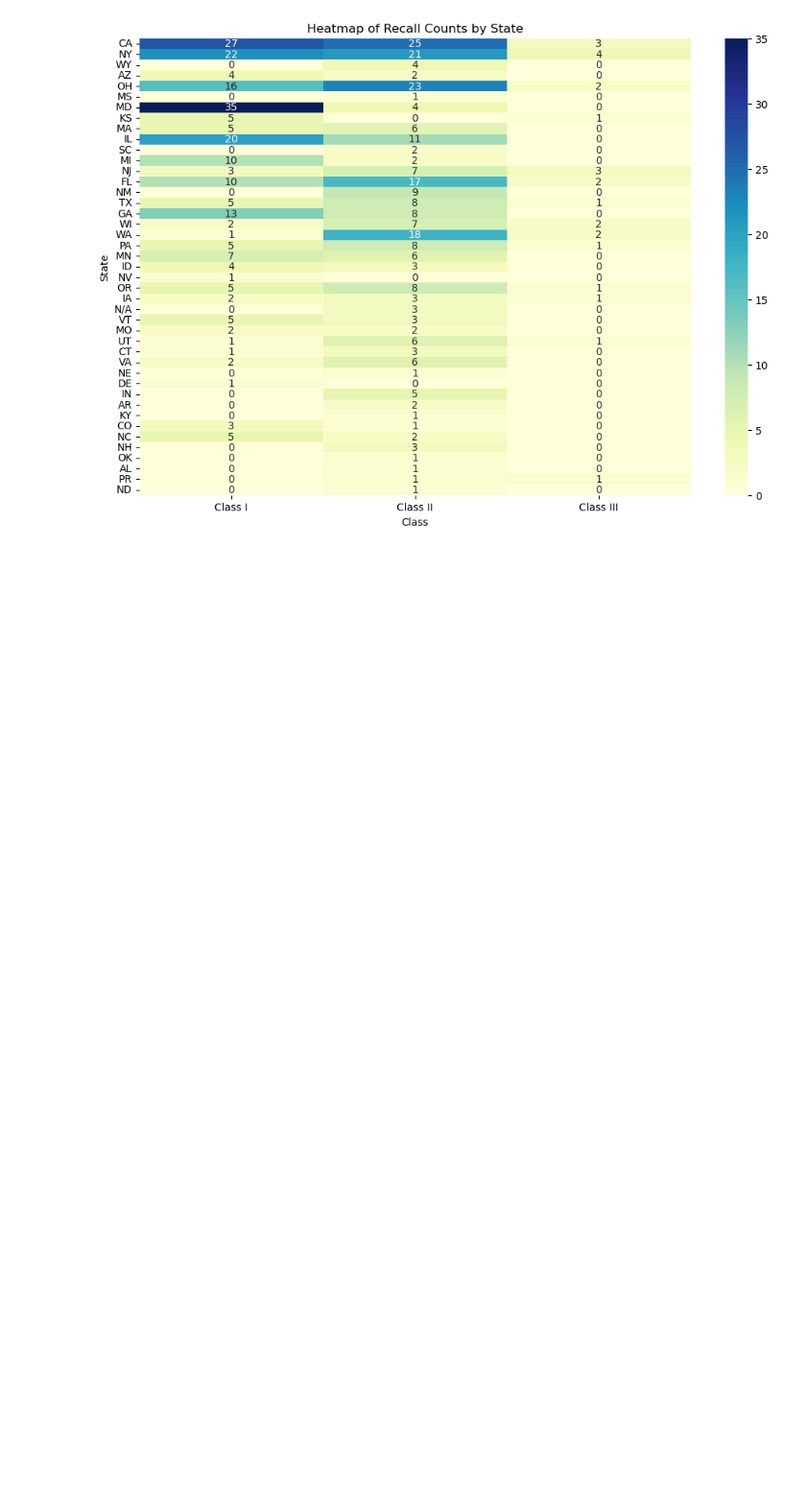
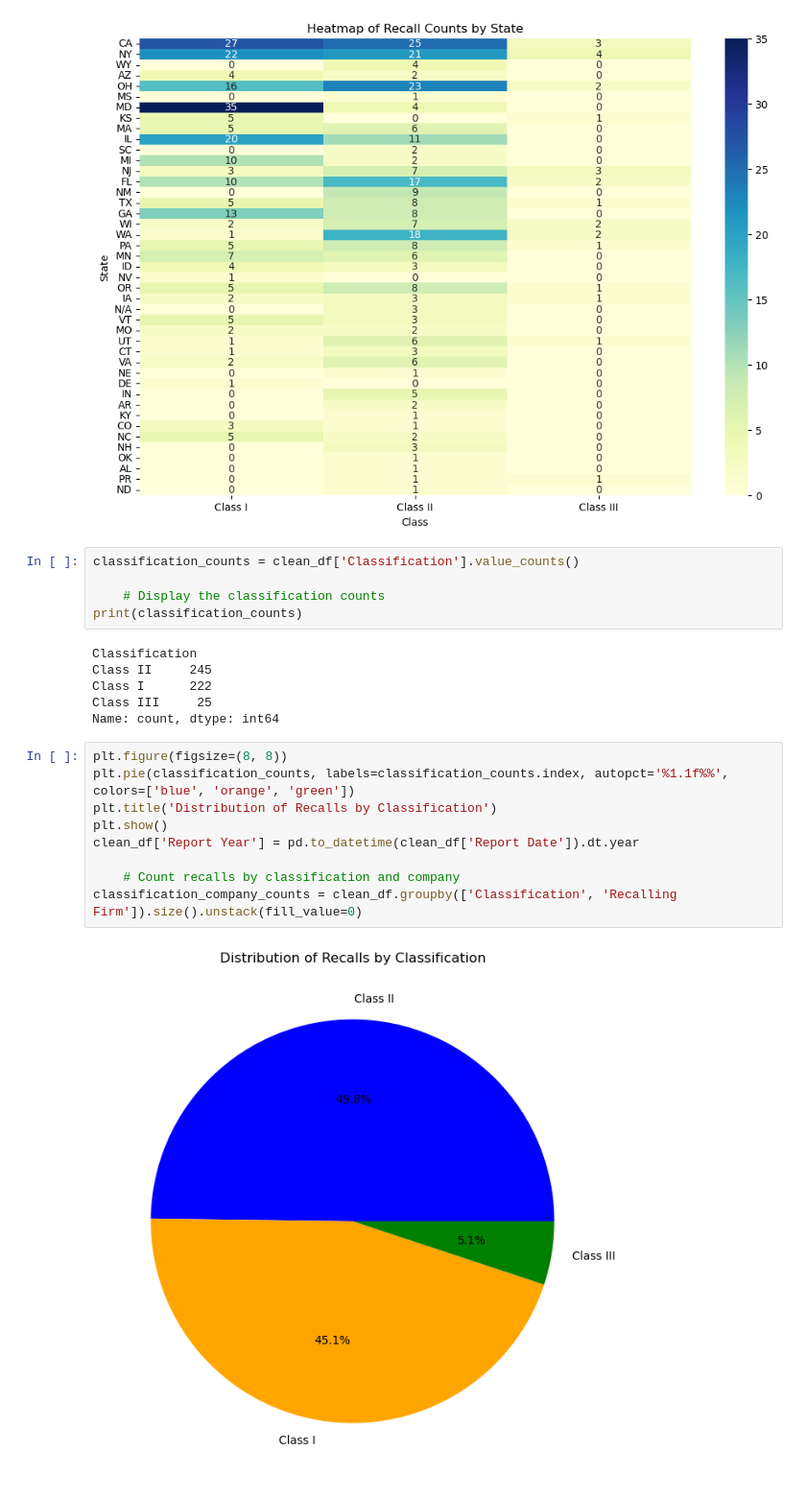
Before and after one commit to galvan0806/project_1_recalls, a Jupyter notebook: FDARecall.ipynb, the cells around one changed output. Shown at 96% size. Saved outputs shown, nothing was run; the diff lists cells and outputs as text; blank space fills up the shorter version.

```diff
--- a/FDARecall.ipynb
+++ b/FDARecall.ipynb
@@ -461,3 +461,25 @@ plt.ylabel('State')
 plt.show()
 # %% [output]
 [figure]
+# %%
+classification_counts = clean_df['Classification'].value_counts()
+
+    # Display the classification counts
+print(classification_counts)
+# %% [output]
+Classification
+Class II     245
+Class I      222
+Class III     25
+Name: count, dtype: int64
+# %%
+plt.figure(figsize=(8, 8))
+plt.pie(classification_counts, labels=classification_counts.index, autopct='%1.1f%%', colors=['blue', 'orange', 'green'])
+plt.title('Distribution of Recalls by Classification')
+plt.show()
+clean_df['Report Year'] = pd.to_datetime(clean_df['Report Date']).dt.year
+
+    # Count recalls by classification and company
+classification_company_counts = clean_df.groupby(['Classification', 'Recalling Firm']).size().unstack(fill_value=0)
+# %% [output]
+[figure, added]
```
Also changed, not shown: parts of 2 cells of this notebook.
